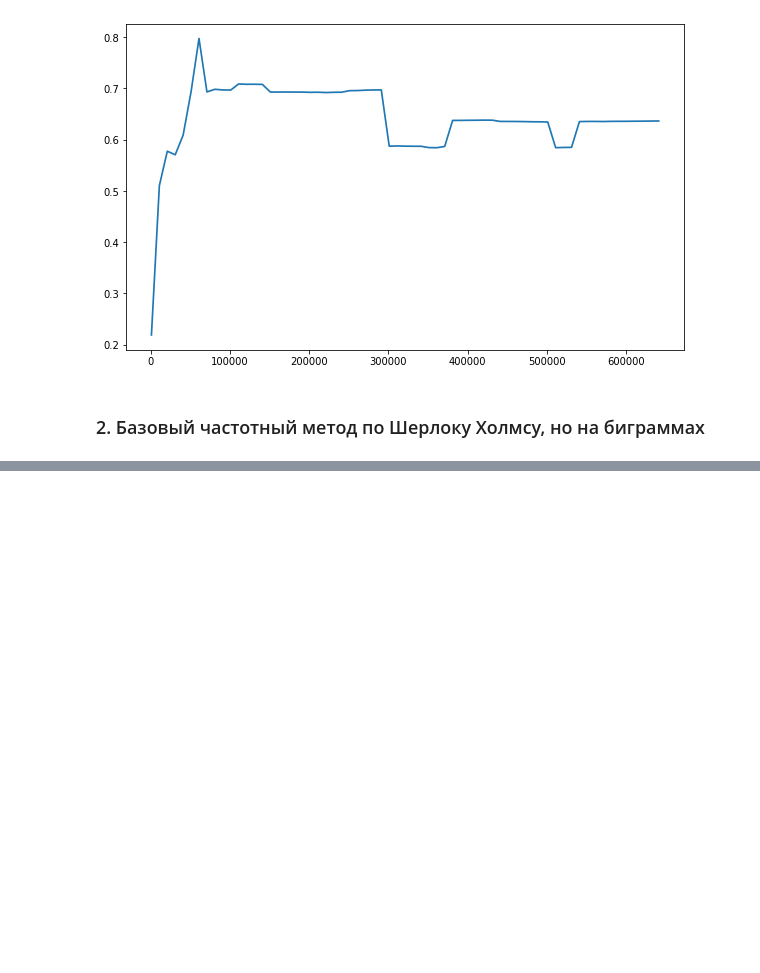
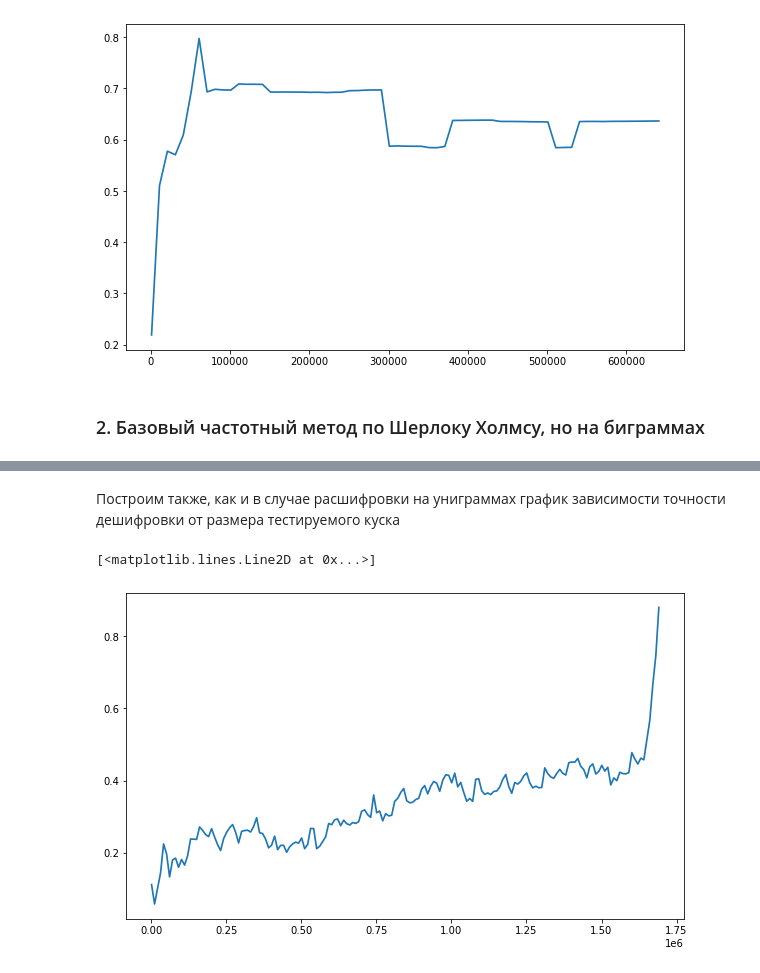
Before and after one commit to tazizov/some_ml_notebooks, a Jupyter notebook: hw3/sherlock.ipynb, the cells around one changed output, grey strips where cells are left out. Saved outputs shown, nothing was run; the diff lists cells and outputs as text; code cells hidden in the pictures; blank space fills up the shorter version.

```diff
--- a/hw3/sherlock.ipynb
+++ b/hw3/sherlock.ipynb
@@ -208,24 +209,27 @@ ax.plot(lens, accuracies, label="Точность расшифровки", linew
+# %%
+def decode_text_bg(encoded_text, bigram_solution):
+    all_bigrams_list = list(zip(encoded_text[:-1], encoded_text[1:]))
+    return ''.join(bigram_solution[bigram][0] for bigram in all_bigrams_list)
 # %%
 class BigramFreqCipherDecoder():
     def __init__(self):
         pass
 
     def fit(self, corpora: str):
-        char_cnt = dict(Counter(corpora).most_common())
-        len_corpora = len(corpora)
-        self.char_freq = {
-            ch: (cnt / len_corpora) for ch, cnt in char_cnt.items()
+        all_bigrams_list = list(zip(anna_karenina_cleaned[:-1], anna_karenina_cleaned[1:]))
+        all_bigrams_len = len(all_bigrams_list)
+        bigrams_cnt = dict(Counter(all_bigrams_list).most_common())
+        self.bigrams_freq = {
+            bigram: (bigram_cnt / all_bigrams_len) for bigram, bigram_cnt in bigrams_cnt.items()
         }
 
     def decode(self, encoded_text):
-        encoded_cnt = dict(Counter(encoded_text).most_common())
-        len_text = len(encoded_text)
-        encoded_freq = {
-            ch: (cnt / len_text) for ch, cnt in encoded_cnt.items()
-        }
+        all_bigrams_list = list(zip(encoded_text[:-1], encoded_text[1:]))
+        all_bigrams_len = len(all_bigrams_list)
+        encoded_bigrams_cnt = dict(Counter(all_bigrams_list).most_common())
         self.solution = {
-            enc_ch: dec_ch for enc_ch, dec_ch in zip(encoded_freq.keys(), self.char_freq.keys())
+            enc_bg: dec_bg for enc_bg, dec_bg in zip(encoded_bigrams_cnt.keys(), self.bigrams_freq.keys())
         }
 
-        decoded_text = decode_text(encoded_text, self.solution)
+        decoded_text = decode_text_bg(encoded_text, self.solution)
         return decoded_text
@@ -263,0 +239,6 @@ Counter(zip(anna_karenina_cleaned, islice(anna_karenina_cleaned, 1, None)))
+# %%
+bigram_decoder = BigramFreqCipherDecoder()
+bigram_decoder.fit(anna_karenina_cleaned)
+decoded_bg_karenina = bigram_decoder.decode(encoded_karenina)
+print(f'Точность расшифровки если учиться на Анне Карениной и ее же расшифровывать:\n\
+Accuracy = {accuracy_score(anna_karenina_cleaned[:-1], decoded_bg_karenina)}')
@@ -263,0 +266,14 @@ Counter(zip(anna_karenina_cleaned, islice(anna_karenina_cleaned, 1, None)))
+# %% [markdown]
+Построим также, как и в случае расшифровки на униграммах график зависимости точности дешифровки от размера тестируемого куска
+# %%
+# Графические штуки #3
+lens, accuracies = [], []
+for test_len in tqdm(range(1000, len(anna_karenina_cleaned), 10000)):
+    lens.append(test_len)
+    accuracies.append(accuracy_score(bigram_decoder.decode(anna_karenina_cleaned[:test_len]), anna_karenina_cleaned[:test_len -1]))
+fig = plt.figure(figsize=(10, 6))
+ax = fig.add_subplot(111)
+ax.plot(lens, accuracies, label="Точность расшифровки", linewidth=1.7)
+# %% [output]
+[<matplotlib.lines.Line2D at 0x...>]
+[figure, added]
```
Also changed, not shown: parts of 14 cells of this notebook.
